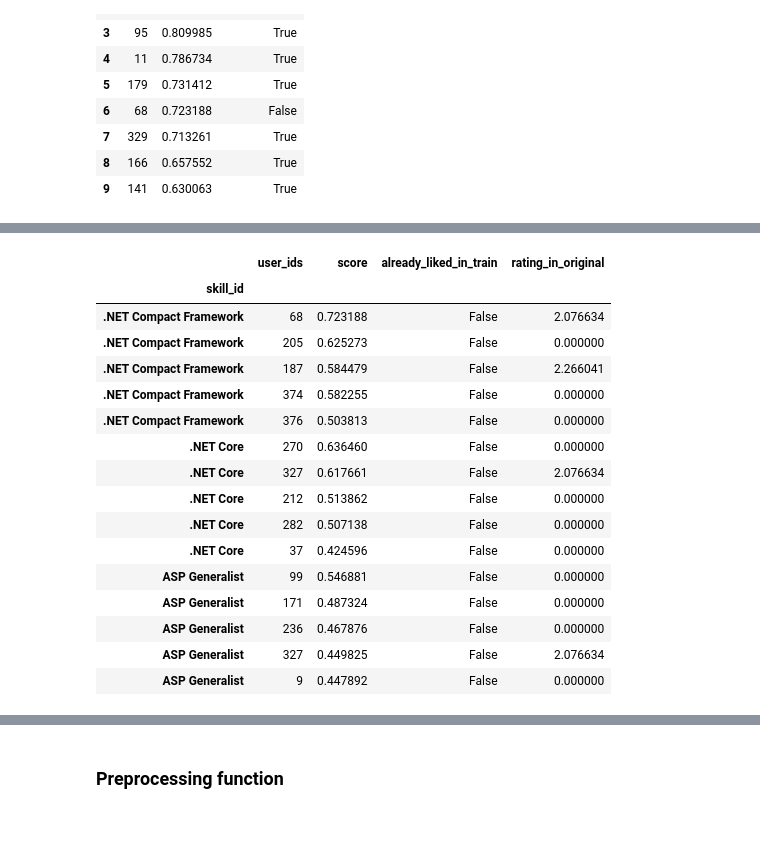
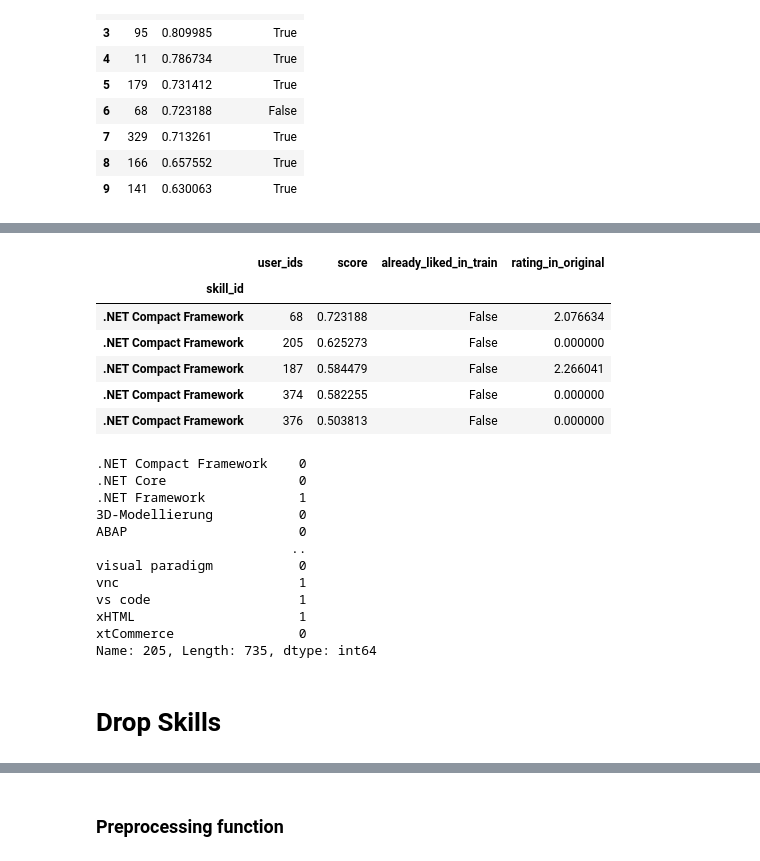
Before and after one commit to maximizer36/DS_AP, a Jupyter notebook: AP_binary_implicit_lib2.ipynb, the cells around one changed output, grey strips where cells are left out. Drawn from its saved outputs; the diff is of its cells as text; code cells hidden in the pictures; blank space fills up the shorter version.

```diff
--- a/AP_binary_implicit_lib2.ipynb
+++ b/AP_binary_implicit_lib2.ipynb
@@ -418,10 +345,7 @@ Name: 8, dtype: object
 # %% [markdown]
 ## Initiate that model
-# %%
-data_best = implicit.nearest_neighbours.bm25_weight(data_skills_csr, K1 = 100, B = 0.8)
-data_best = data_best.tocsr()
 # %%
 train_mat, test_mat = implicit.evaluation.train_test_split(data_best, train_percentage =  0.8, random_state = 42)
 # %%
-model_best = implicit.als.AlternatingLeastSquares(factors = 30, regularization = 0.01, iterations = 15, alpha = 1, random_state = 42)
-model_best.fit(train_mat)
+model_best = implicit.als.AlternatingLeastSquares(factors = best_factors, regularization = best_regularization, iterations = best_iterations, alpha = best_alpha, random_state = 42)
+model_best.fit(train_mat, show_progress=False)
@@ -435,0 +366,13 @@ skill_ids, scores
+# %%
+p_at_5_baseline_list  = []
+
+for i in range(0,train_mat.shape[0]):
+    user_series = pd.DataFrame.sparse.from_spmatrix(train_mat, columns=matrix.columns).loc[i]
+    user_know_skills = user_series[user_series > 0]
+    user_known_skills_vs_most_common = user_know_skills.index.isin(most_common_skills.index)
+    matches = user_known_skills_vs_most_common.sum()
+    results =matches/5
+    p_at_5_baseline_list.append(results)
+
+p_at_5_baseline = statistics.mean(p_at_5_baseline_list)
+p_at_5_baseline
@@ -731,7 +652,7 @@ pd.DataFrame.sparse.from_spmatrix(data = data_best_u.tocsr()[0]).T.reset_index()
 # %%
 # Id and skills
 dict_skills_id = {}
-for c,skill in enumerate(data_skills_row_norm.columns):
+for c,skill in enumerate(matrix.columns):
         dict_skills_id[c] = skill
 
 dict_skills_id
@@ -782,23 +703,30 @@ def do_recommendations_u (itemid, items_user_mat_train,full_data_mat ,n = 10):
         df_list.append(recommendations_df)
     return pd.concat(df_list)
 # %%
-results_test = do_recommendations_u([0,1,10], train_mat_u, data_best_u, n = 5)
+results_test = do_recommendations_u([0], train_mat_u, data_best_u, n = 5)
 results_test
 # %% [output]
 |  | user_ids | score | already_liked_in_train | rating_in_original |
 | skill_id |  |  |  |  |
 | .NET Compact Framework | 68 | 0.723188 | False | 2.076634 |
 | .NET Compact Framework | 205 | 0.625273 | False | 0.000000 |
 | .NET Compact Framework | 187 | 0.584479 | False | 2.266041 |
 | .NET Compact Framework | 374 | 0.582255 | False | 0.000000 |
 | .NET Compact Framework | 376 | 0.503813 | False | 0.000000 |
-| .NET Core | 270 | 0.636460 | False | 0.000000 |
-| .NET Core | 327 | 0.617661 | False | 2.076634 |
-| .NET Core | 212 | 0.513862 | False | 0.000000 |
-| .NET Core | 282 | 0.507138 | False | 0.000000 |
-| .NET Core | 37 | 0.424596 | False | 0.000000 |
-| ASP Generalist | 99 | 0.546881 | False | 0.000000 |
-| ASP Generalist | 171 | 0.487324 | False | 0.000000 |
-| ASP Generalist | 236 | 0.467876 | False | 0.000000 |
-| ASP Generalist | 327 | 0.449825 | False | 2.076634 |
-| ASP Generalist | 9 | 0.447892 | False | 0.000000 |
+# %%
+matrix.loc[205]
+# %% [output]
+.NET Compact Framework    0
+.NET Core                 0
+.NET Framework            1
+3D-Modellierung           0
+ABAP                      0
+                         ..
+visual paradigm           0
+vnc                       1
+vs code                   1
+xHTML                     1
+xtCommerce                0
+Name: 205, Length: 735, dtype: int64
+# %% [markdown]
+# Drop Skills
```
Also changed, not shown: parts of 56 cells of this notebook, 2 other files.
